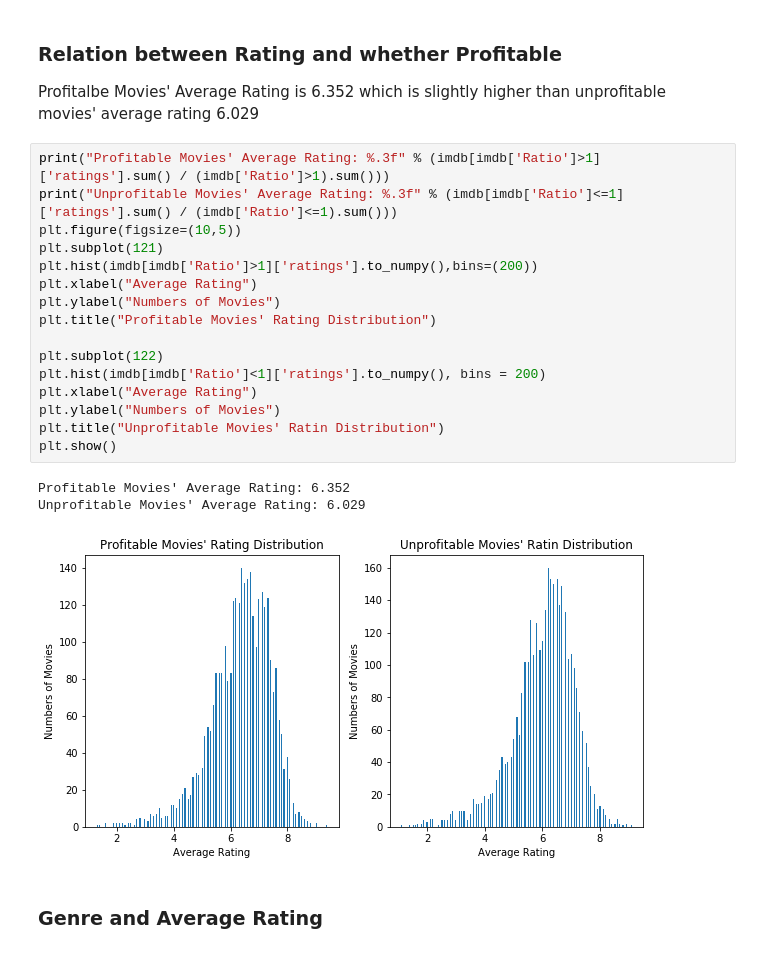
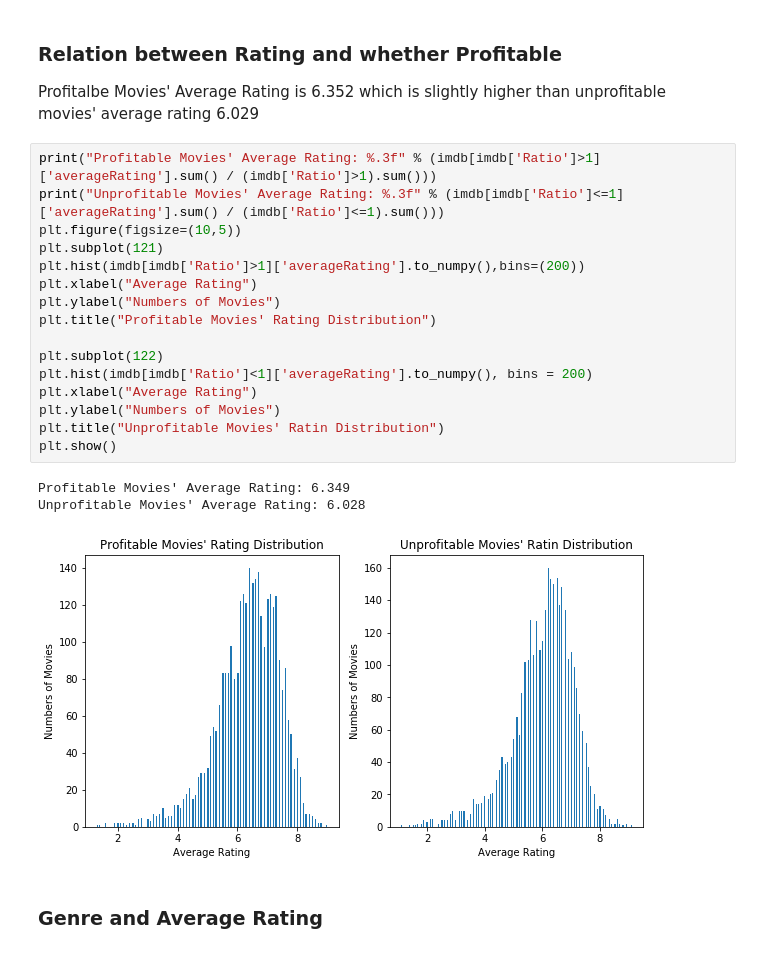
Before and after one commit to pupboss/CE7454-Project-Fall2019, a Jupyter notebook: notebook/notebook.ipynb, the cells around one changed output. Cells and saved outputs as stored; diff of their text form.

```diff
--- a/notebook/notebook.ipynb
+++ b/notebook/notebook.ipynb
@@ -124,25 +124,25 @@ KeyError: "None of [Index(['ratings'], dtype='object')] are in the [columns]"
 
 Profitalbe Movies' Average Rating is 6.352 which is slightly higher than unprofitable movies' average rating 6.029
 # %%
-print("Profitable Movies' Average Rating: %.3f" % (imdb[imdb['Ratio']>1]['ratings'].sum() / (imdb['Ratio']>1).sum()))
-print("Unprofitable Movies' Average Rating: %.3f" % (imdb[imdb['Ratio']<=1]['ratings'].sum() / (imdb['Ratio']<=1).sum()))
+print("Profitable Movies' Average Rating: %.3f" % (imdb[imdb['Ratio']>1]['averageRating'].sum() / (imdb['Ratio']>1).sum()))
+print("Unprofitable Movies' Average Rating: %.3f" % (imdb[imdb['Ratio']<=1]['averageRating'].sum() / (imdb['Ratio']<=1).sum()))
 plt.figure(figsize=(10,5))
 plt.subplot(121)
-plt.hist(imdb[imdb['Ratio']>1]['ratings'].to_numpy(),bins=(200))
+plt.hist(imdb[imdb['Ratio']>1]['averageRating'].to_numpy(),bins=(200))
 plt.xlabel("Average Rating")
 plt.ylabel("Numbers of Movies")
 plt.title("Profitable Movies' Rating Distribution")
 
 plt.subplot(122)
-plt.hist(imdb[imdb['Ratio']<1]['ratings'].to_numpy(), bins = 200)
+plt.hist(imdb[imdb['Ratio']<1]['averageRating'].to_numpy(), bins = 200)
 plt.xlabel("Average Rating")
 plt.ylabel("Numbers of Movies")
 plt.title("Unprofitable Movies' Ratin Distribution")
 plt.show()
 # %% [output]
-Profitable Movies' Average Rating: 6.352
-Unprofitable Movies' Average Rating: 6.029
+Profitable Movies' Average Rating: 6.349
+Unprofitable Movies' Average Rating: 6.028
-[figure, old version]
+[figure, new version]
 # %% [markdown]
 ### Genre and Average Rating
 # %%
```
Also changed, not shown: parts of 4 cells of this notebook.
